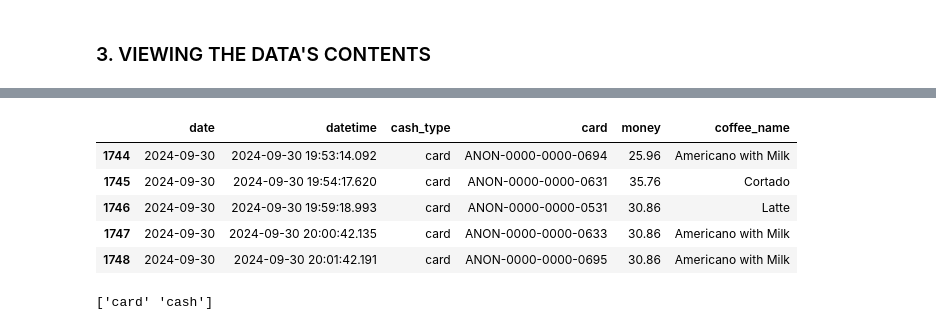
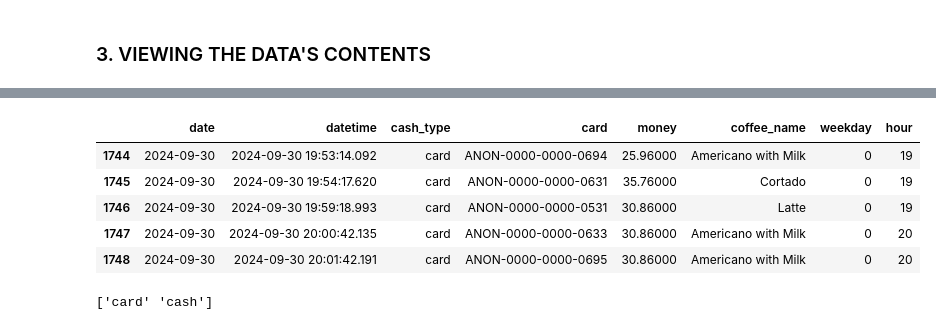
Before and after one commit to pavlovd0g/Aqilah-DAC-Curriculum, a Jupyter notebook: DAC-004_EDA/DAC-004_EDA_Session_1_Student_Copy.ipynb, the cells around one changed output, grey strips where cells are left out. Saved outputs shown, nothing was run; the diff lists cells and outputs as text; code cells hidden in the pictures.

```diff
--- a/DAC-004_EDA/DAC-004_EDA_Session_1_Student_Copy.ipynb
+++ b/DAC-004_EDA/DAC-004_EDA_Session_1_Student_Copy.ipynb
@@ -116,11 +119,12 @@ NameError: name 'df' is not defined
 # %%
 # To view LAST 5 rows
+df.tail()
 # %% [output]
-|  | date | datetime | cash_type | card | money | coffee_name |
-| 1744 | 2024-09-30 | 2024-09-30 19:53:14.092 | card | ANON-0000-0000-0694 | 25.96 | Americano with Milk |
-| 1745 | 2024-09-30 | 2024-09-30 19:54:17.620 | card | ANON-0000-0000-0631 | 35.76 | Cortado |
-| 1746 | 2024-09-30 | 2024-09-30 19:59:18.993 | card | ANON-0000-0000-0531 | 30.86 | Latte |
-| 1747 | 2024-09-30 | 2024-09-30 20:00:42.135 | card | ANON-0000-0000-0633 | 30.86 | Americano with Milk |
-| 1748 | 2024-09-30 | 2024-09-30 20:01:42.191 | card | ANON-0000-0000-0695 | 30.86 | Americano with Milk |
+|  | date | datetime | cash_type | card | money | coffee_name | weekday | hour |
+| 1744 | 2024-09-30 | 2024-09-30 19:53:14.092 | card | ANON-0000-0000-0694 | 25.96000 | Americano with Milk | 0 | 19 |
+| 1745 | 2024-09-30 | 2024-09-30 19:54:17.620 | card | ANON-0000-0000-0631 | 35.76000 | Cortado | 0 | 19 |
+| 1746 | 2024-09-30 | 2024-09-30 19:59:18.993 | card | ANON-0000-0000-0531 | 30.86000 | Latte | 0 | 19 |
+| 1747 | 2024-09-30 | 2024-09-30 20:00:42.135 | card | ANON-0000-0000-0633 | 30.86000 | Americano with Milk | 0 | 20 |
+| 1748 | 2024-09-30 | 2024-09-30 20:01:42.191 | card | ANON-0000-0000-0695 | 30.86000 | Americano with Milk | 0 | 20 |
 # %%
 #to view the unique elements in cash_type (we can call it payment method)
```
Also changed, not shown: parts of 20 cells of this notebook, 4 other files.
